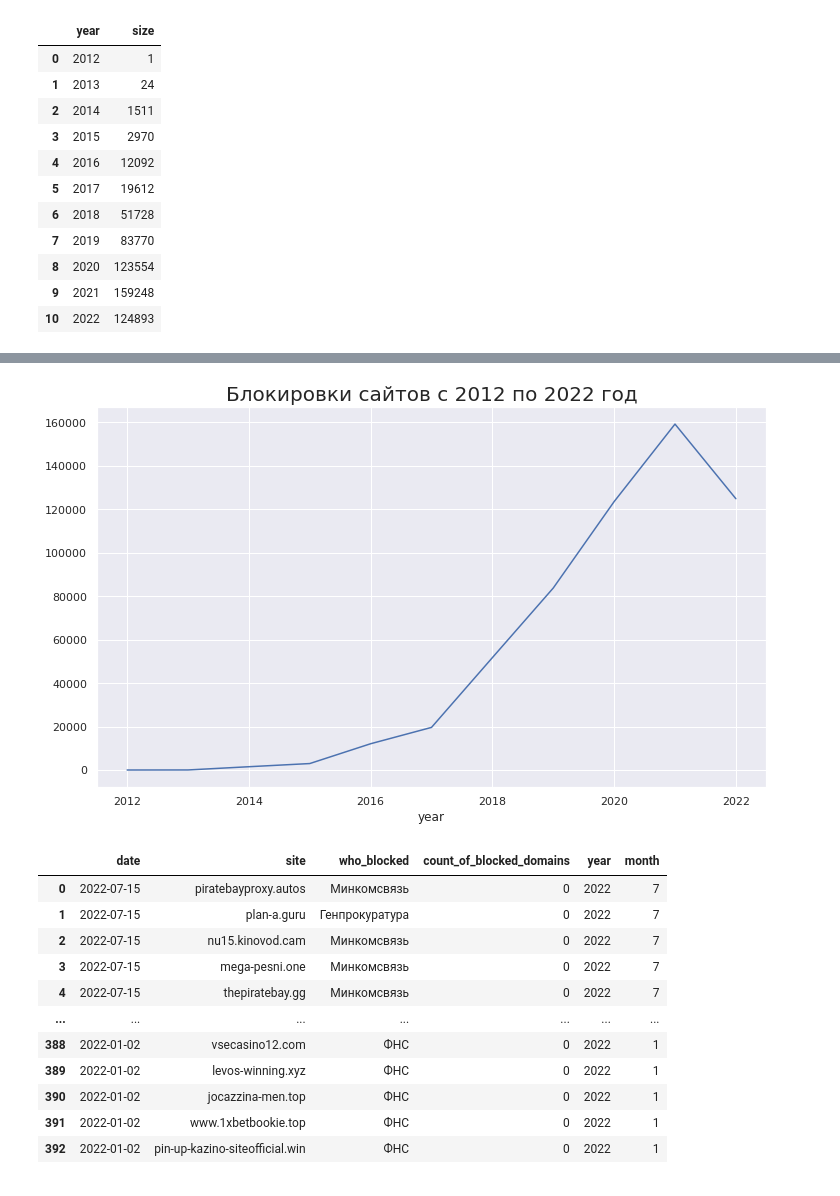
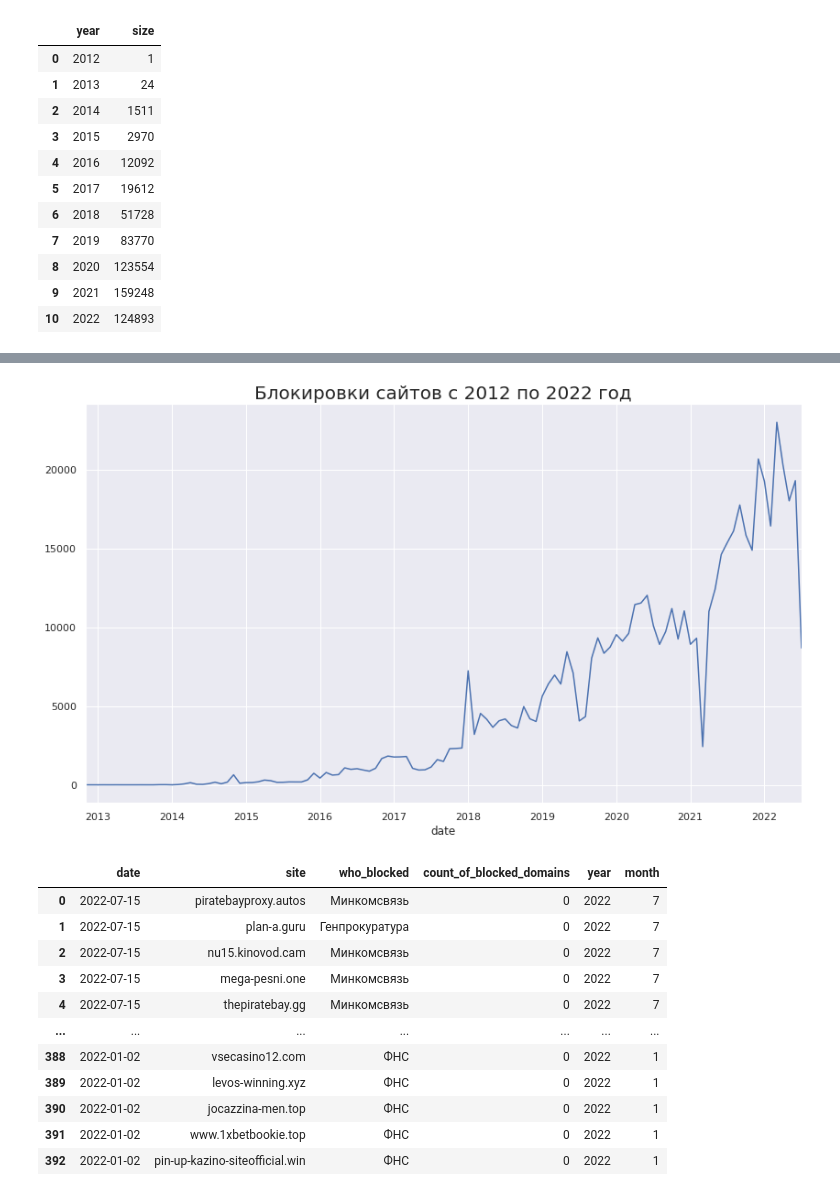
Before and after one commit to kkruglik/runet_blockings, a Jupyter notebook: data_analysis.ipynb, the cells around one changed output, grey strips where cells are left out. Saved outputs shown, nothing was run; the diff lists cells and outputs as text; code cells hidden in the pictures.

```diff
--- a/data_analysis.ipynb
+++ b/data_analysis.ipynb
@@ -50,10 +51,17 @@ sns.countplot(
+# %%
+# same but lineplot
+(data.set_index('date')
+     .site
+     .resample('m')
+     .count()
+     .plot()
+     .set_title('Блокировки сайтов c 2012 по 2022 год', fontsize=20));
+# %% [output]
+[figure, added]
 # %%
-# same but lineplot
-sns.lineplot(
-    data=data.groupby('year').size(),
-).set_title('Блокировки сайтов c 2012 по 2022 год', fontsize=20);
+# sns.lineplot(
+#     data=data.groupby('year').size(),
+# ).set_title('Блокировки сайтов c 2012 по 2022 год', fontsize=20);
-# %% [output]
-[figure, removed]
 # %%
 data[data.year == 2022]
 # %% [output]
```
Also changed, not shown: parts of 15 cells of this notebook.
